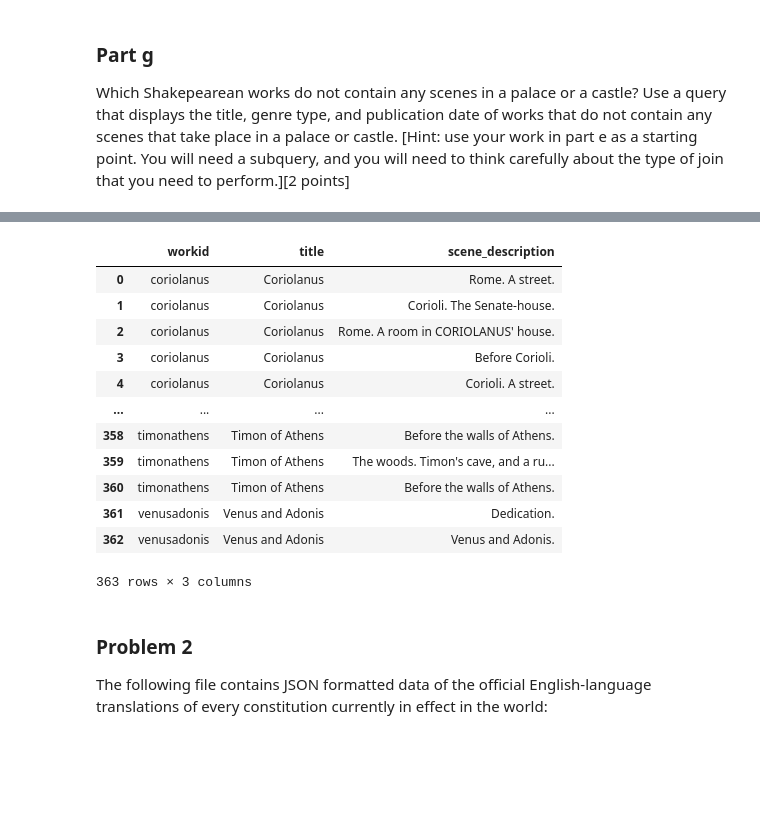
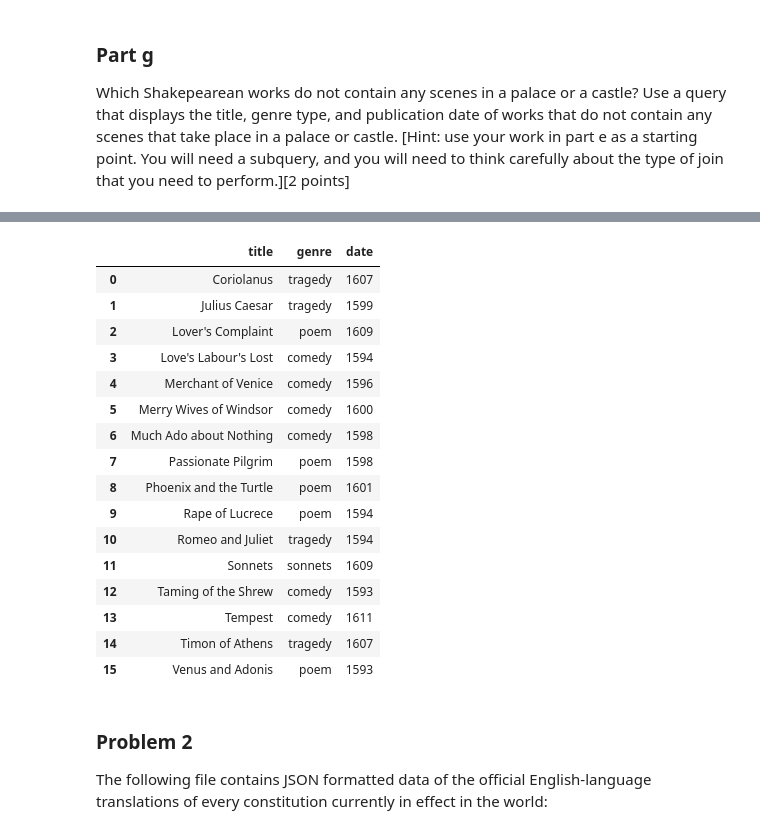
Before and after one commit to leek10/ds6001databases, a Jupyter notebook: Lab7.ipynb, the cells around one changed output, grey strips where cells are left out. Drawn from its saved outputs; the diff is of its cells as text; code cells hidden in the pictures; blank space fills up the shorter version.

```diff
--- a/Lab7.ipynb
+++ b/Lab7.ipynb
@@ -375,32 +379,46 @@ pd.read_sql_query(sub_query_g, engine)
-# %%
-query_g = text(f'''
-SELECT
-    w.workid,
-    w.title,
-    chap.description AS scene_description
-    FROM works w
-INNER JOIN chapters chap
-    ON w.workid = chap.workid
-LEFT JOIN ({sub_query_g}) AS s
-    ON w.workid = s.workid
-WHERE s.workid IS NULL
-''')
-
-pd.read_sql_query(query_g, engine)
-# %% [output]
-|  | workid | title | scene_description |
-| 0 | coriolanus | Coriolanus | Rome. A street. |
-| 1 | coriolanus | Coriolanus | Corioli. The Senate-house. |
-| 2 | coriolanus | Coriolanus | Rome. A room in CORIOLANUS' house. |
-| 3 | coriolanus | Coriolanus | Before Corioli. |
-| 4 | coriolanus | Coriolanus | Corioli. A street. |
-| ... | ... | ... | ... |
-| 358 | timonathens | Timon of Athens | Before the walls of Athens. |
-| 359 | timonathens | Timon of Athens | The woods. Timon's cave, and a ru... |
-| 360 | timonathens | Timon of Athens | Before the walls of Athens. |
-| 361 | venusadonis | Venus and Adonis | Dedication. |
-| 362 | venusadonis | Venus and Adonis | Venus and Adonis. |
-363 rows × 3 columns
+# %%
+query_g = '''
+SELECT
+    w.title,
+    CASE
+        WHEN (w.genretype = 't') THEN 'tragedy'
+        WHEN (w.genretype = 'c') THEN 'comedy'
+        WHEN (w.genretype = 'h') THEN 'history'
+        WHEN (w.genretype = 's') THEN 'sonnets'
+        WHEN (w.genretype = 'p') THEN 'poem'
+    END AS genre,
+    w.date
+    FROM works w
+WHERE w.workid NOT IN (
+SELECT
+    w.workid
+    FROM chapters chap
+INNER JOIN works w
+    ON chap.workid = w.workid
+WHERE LOWER(chap.description) LIKE '%%palace%%'
+    OR LOWER(chap.description) LIKE '%%castle%%'
+)
+'''
+
+pd.read_sql_query(query_g, engine)
+# %% [output]
+|  | title | genre | date |
+| 0 | Coriolanus | tragedy | 1607 |
+| 1 | Julius Caesar | tragedy | 1599 |
+| 2 | Lover's Complaint | poem | 1609 |
+| 3 | Love's Labour's Lost | comedy | 1594 |
+| 4 | Merchant of Venice | comedy | 1596 |
+| 5 | Merry Wives of Windsor | comedy | 1600 |
+| 6 | Much Ado about Nothing | comedy | 1598 |
+| 7 | Passionate Pilgrim | poem | 1598 |
+| 8 | Phoenix and the Turtle | poem | 1601 |
+| 9 | Rape of Lucrece | poem | 1594 |
+| 10 | Romeo and Juliet | tragedy | 1594 |
+| 11 | Sonnets | sonnets | 1609 |
+| 12 | Taming of the Shrew | comedy | 1593 |
+| 13 | Tempest | comedy | 1611 |
+| 14 | Timon of Athens | tragedy | 1607 |
+| 15 | Venus and Adonis | poem | 1593 |
 # %% [markdown]
 ### Problem 2
 The following file contains JSON formatted data of the official English-language translations of every constitution currently in effect in the world:
```
Also changed, not shown: parts of 18 cells of this notebook, 1 other file.
